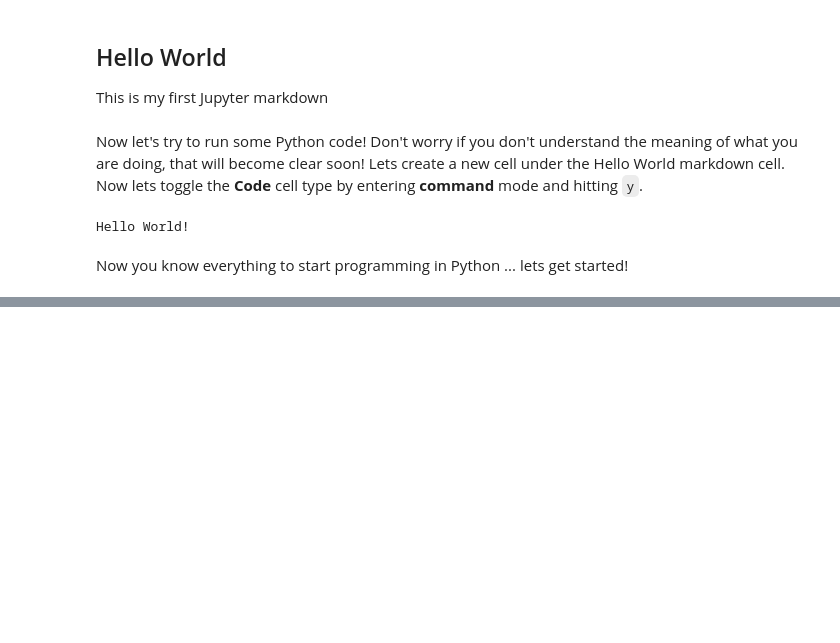
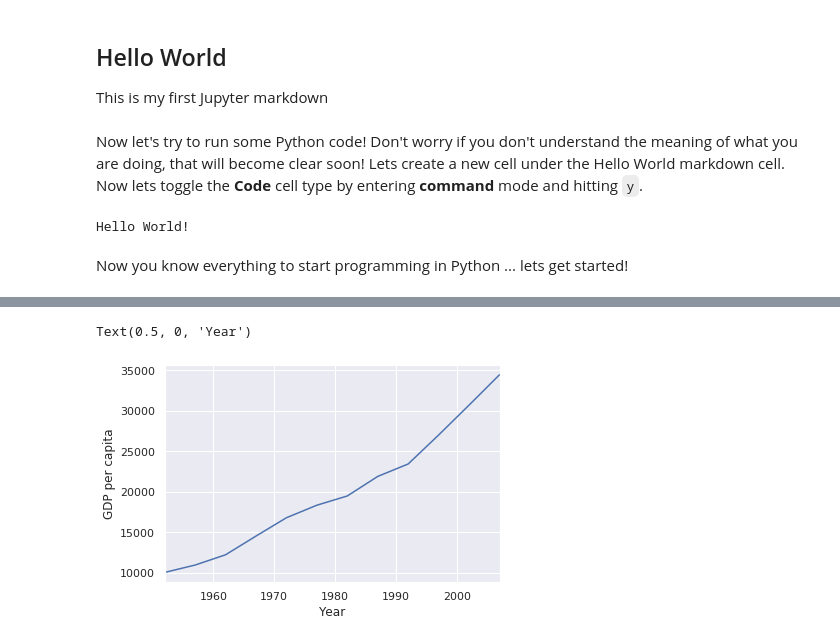
Before and after one commit to geekypete/python-data-vis, a Jupyter notebook: python-data-vis-tutorial.ipynb, the cells around one changed output, grey strips where cells are left out. Drawn from its saved outputs; the diff is of its cells as text; code cells hidden in the pictures; blank space fills up the shorter version.

```diff
--- a/python-data-vis-tutorial.ipynb
+++ b/python-data-vis-tutorial.ipynb
@@ -25,0 +45,15 @@ Now you know everything to start programming in Python ... lets get started!
+# %%
+import pandas as pd
+data = pd.read_csv('data/gapminder_gdp_oceania.csv', index_col='country')
+
+#Extract the year from the last 4 characters of each column name
+years = data.columns.str.strip('gdpPercap_')
+# Now convert the strings to ints
+integer_years = years.astype(int)
+data.columns = integer_years
+data.loc['Australia'].plot()
+plt.ylabel('GDP per capita')
+plt.xlabel('Year')
+# %% [output]
+Text(0.5, 0, 'Year')
+[figure, added]
```
Also changed, not shown: parts of 26 cells of this notebook.
